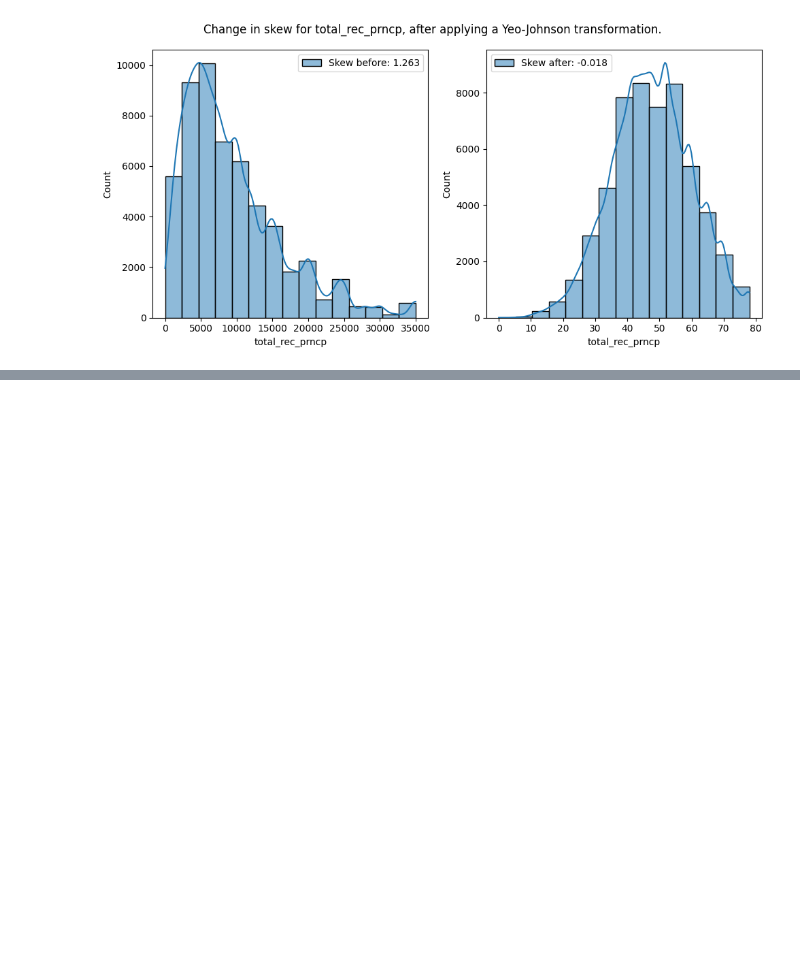
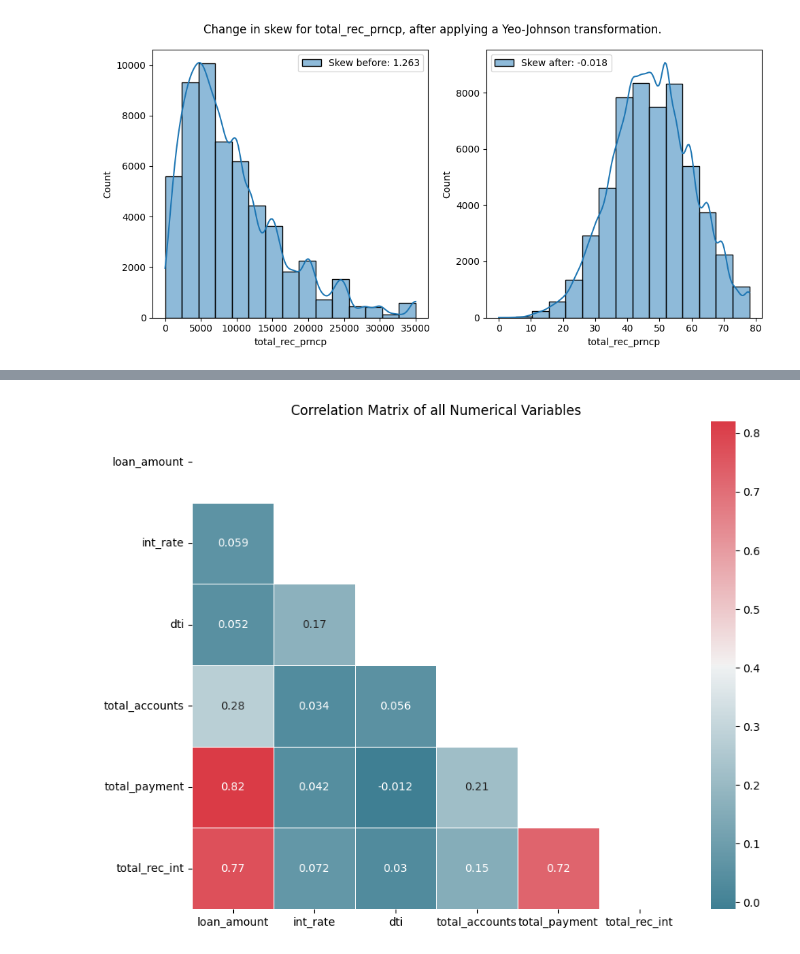
Before and after one commit to HaarisSultan/exploratory-data-analysis---customer-loans-in-finance, a Jupyter notebook: EDA.ipynb, the cells around one changed output, grey strips where cells are left out. Cells and saved outputs as stored; diff of their text form; code cells hidden in the pictures; blank space fills up the shorter version.

```diff
--- a/EDA.ipynb
+++ b/EDA.ipynb
@@ -525,0 +546,12 @@ plotter.plot_hist_before_after_transform(column_before, column_after, transform_
+# %%
+df = df_transformer.drop_column(df, df['instalment'])
+df = df_transformer.drop_column(df, df['total_payment_inv'])
+df = df_transformer.drop_column(df, df['funded_amount'])
+df = df_transformer.drop_column(df, df['funded_amount_inv'])
+df = df_transformer.drop_column(df, df['total_rec_prncp'])
+# %%
+numeric_df = df_info.get_numeric_columns_from_df(df).drop(['id', 'member_id'], axis=1)
+matrix = plotter.correlation_matrix(numeric_df)
+# matrix.head()
+# %% [output]
+[figure, added]
```
Also changed, not shown: parts of 8 cells of this notebook, 2 other files.
